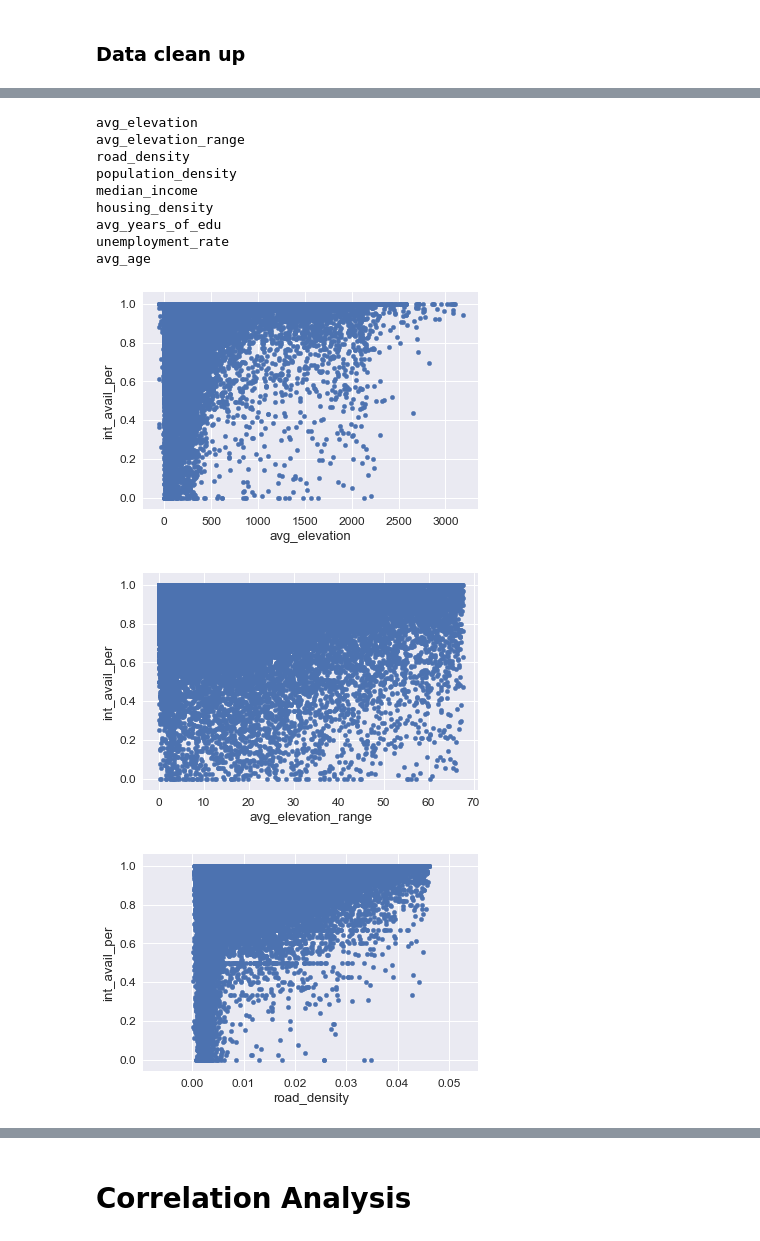
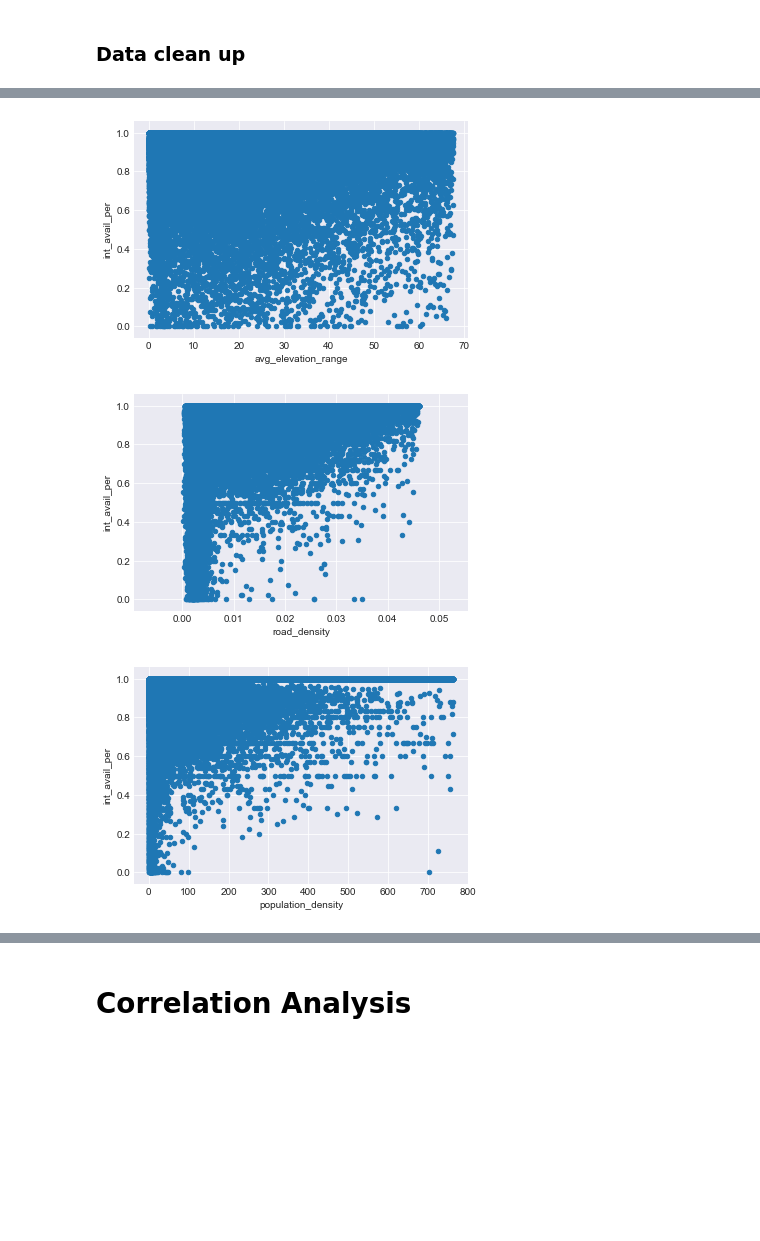
Before and after one commit to fccdsicapstone/data-exploration, a Jupyter notebook: internet_access_rate_analysis_model.ipynb, the cells around one changed output, grey strips where cells are left out. Saved outputs shown, nothing was run; the diff lists cells and outputs as text; code cells hidden in the pictures; blank space fills up the shorter version.

```diff
--- a/internet_access_rate_analysis_model.ipynb
+++ b/internet_access_rate_analysis_model.ipynb
@@ -137,12 +139,12 @@ data = all_data.dropna()
 # removing the data that does not make sense such as income < 0
 
 mask = (
-    (existing_data.avg_elevation_range < existing_data.avg_elevation_range.quantile(0.98)) &
-    (existing_data.road_density < existing_data.road_density.quantile(0.99)) &
-    (existing_data.road_density > 0 ) &
-    (existing_data.population_density < existing_data.population_density.quantile(0.98)) &
-    (existing_data.unemployment_rate <= 1) &
-    (existing_data.median_income >= 0)
+    (data.avg_elevation_range < data.avg_elevation_range.quantile(0.98)) &
+    (data.road_density < data.road_density.quantile(0.99)) &
+    (data.road_density > 0 ) &
+    (data.population_density < data.population_density.quantile(0.98)) &
+    (data.unemployment_rate <= 1) &
+    (data.median_income >= 0)
 
 )
-existing_data = existing_data[mask]
+data = data[mask]
@@ -161,20 +151,7 @@ Name: housing_density, dtype: float64
 # %%
-for col in existing_data.columns[1:]:
-    try:
-        existing_data.plot(x=col, y='int_avail_per', kind='scatter')
-        print(col)
-    except KeyError:
-        pass
+for col in data.select_dtypes(include=[np.float]).columns[2:]:
+    data.plot(x=col, y='int_avail_per', kind='scatter')
 # %% [output]
-avg_elevation
-avg_elevation_range
-road_density
-population_density
-median_income
-housing_density
-avg_years_of_edu
-unemployment_rate
-avg_age
-[figure, old version]
+[figure, new version]
-[figure, old version]
+[figure, new version]
-[figure, old version]
+[figure, new version]
```
Also changed, not shown: parts of 22 cells of this notebook.
